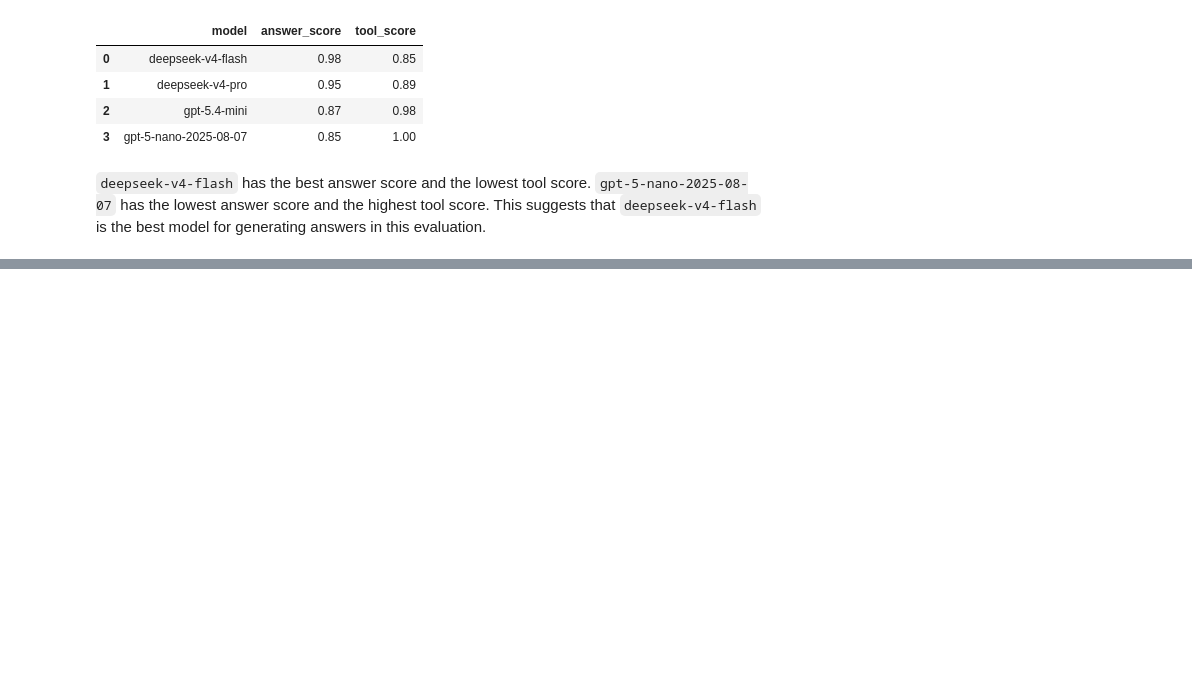
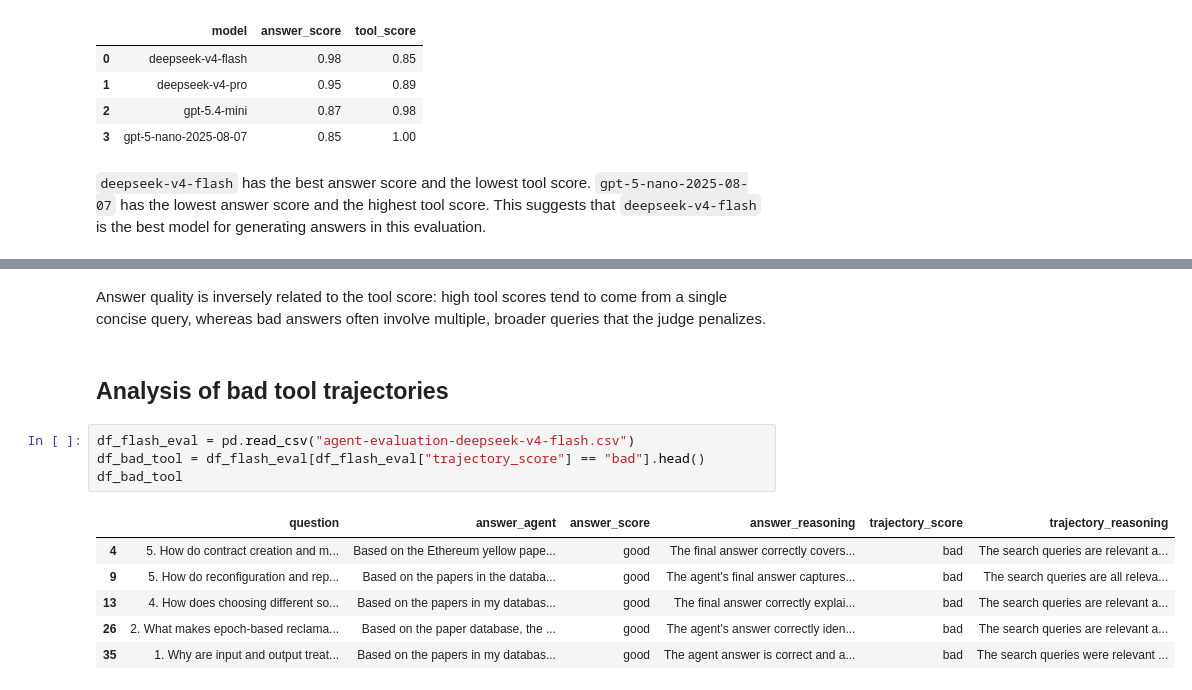
Before and after one commit to mg-minsan/sayargyi, a Jupyter notebook: evaluations/agent-evaluation.ipynb, the cells around one changed output, grey strips where cells are left out. Saved outputs shown, nothing was run; the diff lists cells and outputs as text; blank space fills up the shorter version.

```diff
--- a/evaluations/agent-evaluation.ipynb
+++ b/evaluations/agent-evaluation.ipynb
@@ -219,0 +265,15 @@ df_bad
+# %% [markdown]
+Answer quality is inversely related to the tool score: high tool scores tend to come from a single concise query, whereas bad answers often involve multiple, broader queries that the judge penalizes.
+# %% [markdown]
+## Analysis of bad tool trajectories
+# %%
+df_flash_eval = pd.read_csv("agent-evaluation-deepseek-v4-flash.csv")
+df_bad_tool = df_flash_eval[df_flash_eval["trajectory_score"] == "bad"].head()
+df_bad_tool
+# %% [output]
+|  | question | answer_agent | answer_score | answer_reasoning | trajectory_score | trajectory_reasoning |
+| 4 | 5. How do contract creation and m... | Based on the Ethereum yellow pape... | good | The final answer correctly covers... | bad | The search queries are relevant a... |
+| 9 | 5. How do reconfiguration and rep... | Based on the papers in the databa... | good | The agent's final answer captures... | bad | The search queries are all releva... |
+| 13 | 4. How does choosing different so... | Based on the papers in my databas... | good | The final answer correctly explai... | bad | The search queries are relevant a... |
+| 26 | 2. What makes epoch-based reclama... | Based on the paper database, the ... | good | The agent's answer correctly iden... | bad | The search queries are relevant a... |
+| 35 | 1. Why are input and output treat... | Based on the papers in my databas... | good | The agent answer is correct and a... | bad | The search queries were relevant ... |
```
Also changed, not shown: parts of 16 cells of this notebook, 1 other file.
